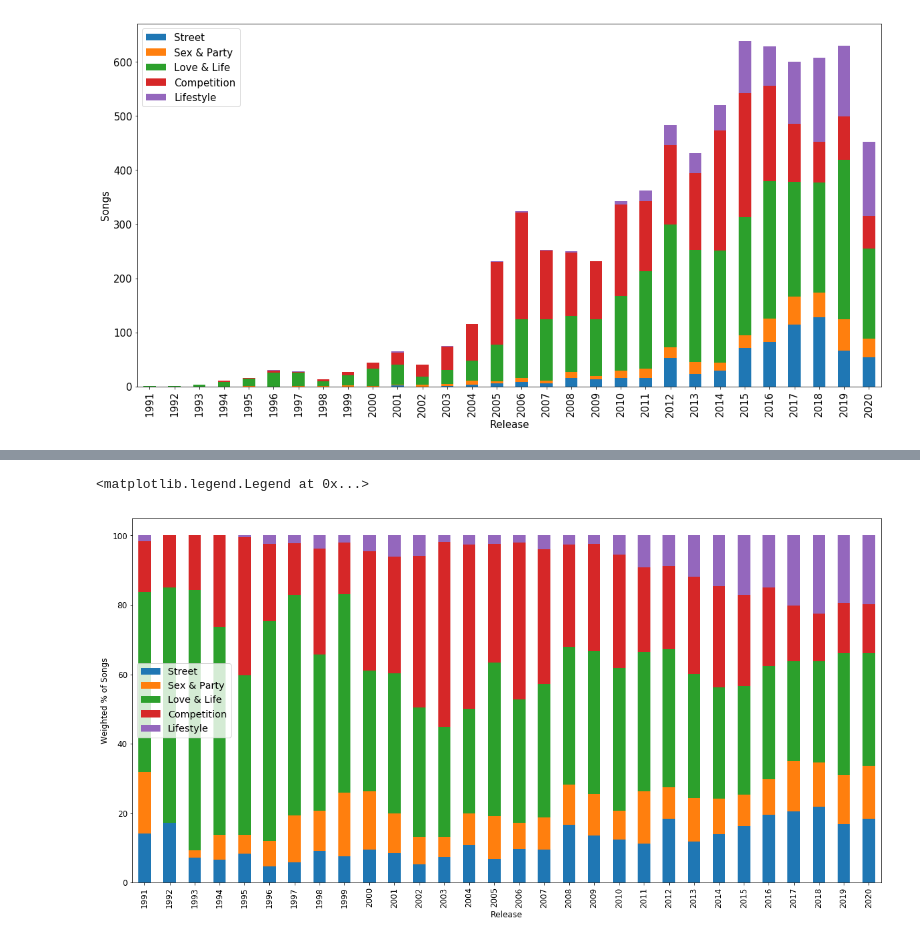
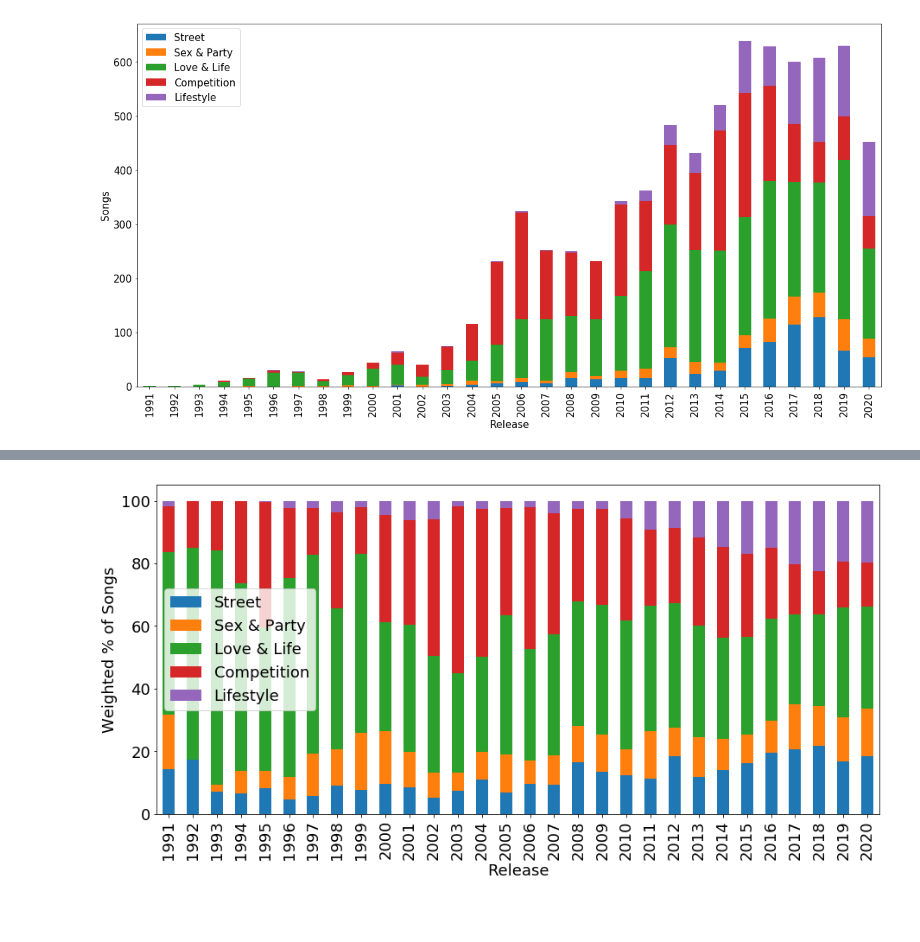
Before and after one commit to Lucapaulo/Text-Mining-Project, a Jupyter notebook: Project - Main.ipynb, the cells around one changed output, grey strips where cells are left out. Saved outputs shown, nothing was run; the diff lists cells and outputs as text; code cells hidden in the pictures; blank space fills up the shorter version.

Commit message:
added bibliography, started report

```diff
--- a/Project - Main.ipynb
+++ b/Project - Main.ipynb
@@ -745,6 +745,12 @@ ax.legend(['Street', 'Sex & Party', 'Love & Life', 'Competition', 'Lifestyle'])
 # %% [output]
 <matplotlib.legend.Legend at 0x...>
 [figure]
+# %%
+%matplotlib inline
+font = {'family': 'DejaVu Sans',
+        'size': 18}
+plt.rc('font', **font)
+plt.rcParams["figure.figsize"] = [15, 7]
 # %%
 norm_lbr = pd.DataFrame(labels_by_release).unstack(level=1).fillna(0)
 
@@ -807,26 +795,27 @@ all_songs.to_pickle('all_songs.pkl')
 # %%
 sbr_weighted = all_songs.copy()
 weight_strength = math.pow(10, (3/100))
 sbr_weighted['Popularity'] = sbr_weighted['Popularity'].map(lambda weight: math.pow(weight_strength, weight))
 sbr_weighted['Street'] = sbr_weighted['Street']*sbr_weighted['Popularity']
 sbr_weighted['Sex & Party'] = sbr_weighted['Sex & Party']*sbr_weighted['Popularity']
 sbr_weighted['Love & Life'] = sbr_weighted['Love & Life']*sbr_weighted['Popularity']
 sbr_weighted['Competition'] = sbr_weighted['Competition']*sbr_weighted['Popularity']
 sbr_weighted['Lifestyle'] = sbr_weighted['Lifestyle']*sbr_weighted['Popularity']
 sbr_weighted = sbr_weighted.groupby(['Release']).mean()
 sbr_weighted = sbr_weighted.drop(['0001','1980', '2021'])
 sbr_weighted = sbr_weighted.drop(columns=['Label', 'Popularity'])
 
 for idx, row in sbr_weighted.iterrows():
     row = row.copy()
     sbr_weighted.loc[idx] = row/sum(row)*100
 
 ax = sbr_weighted.plot.bar(stacked=True)
 ax.set_ylabel('Weighted % of Songs')
-ax.legend(loc='center left', fontsize='large')
+ax.legend(loc='center left')
+plt.savefig("report/figures/w_timeline.pdf", bbox_inches="tight")
+plt.show()
 # %% [output]
-<matplotlib.legend.Legend at 0x...>
-[figure, old version]
+[figure, new version]
 # %%
 #print(all_songs[all_songs['Title'].str.contains(' \(.*?\)')])
 x_ = all_songs[all_songs['Artist']=='Kool Savas']
```
Also changed, not shown: parts of 3 cells of this notebook, 6 other files.
